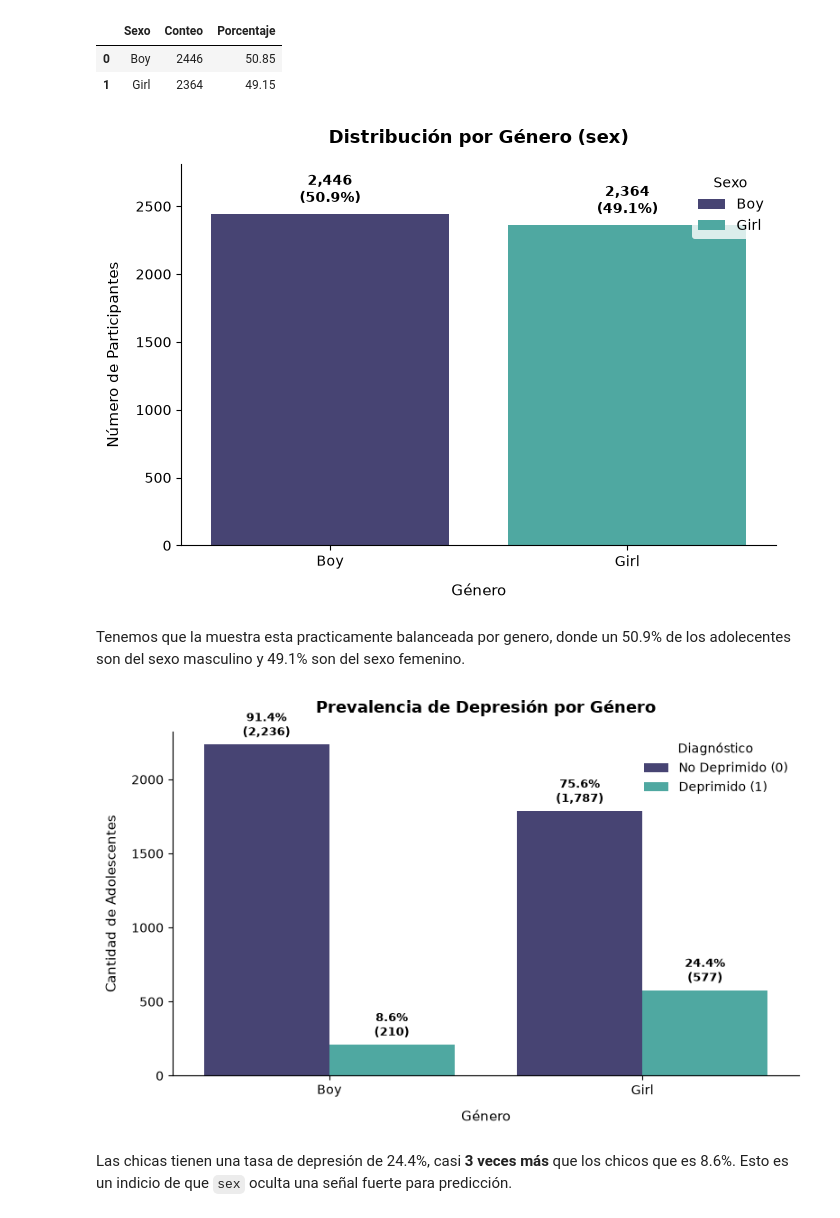
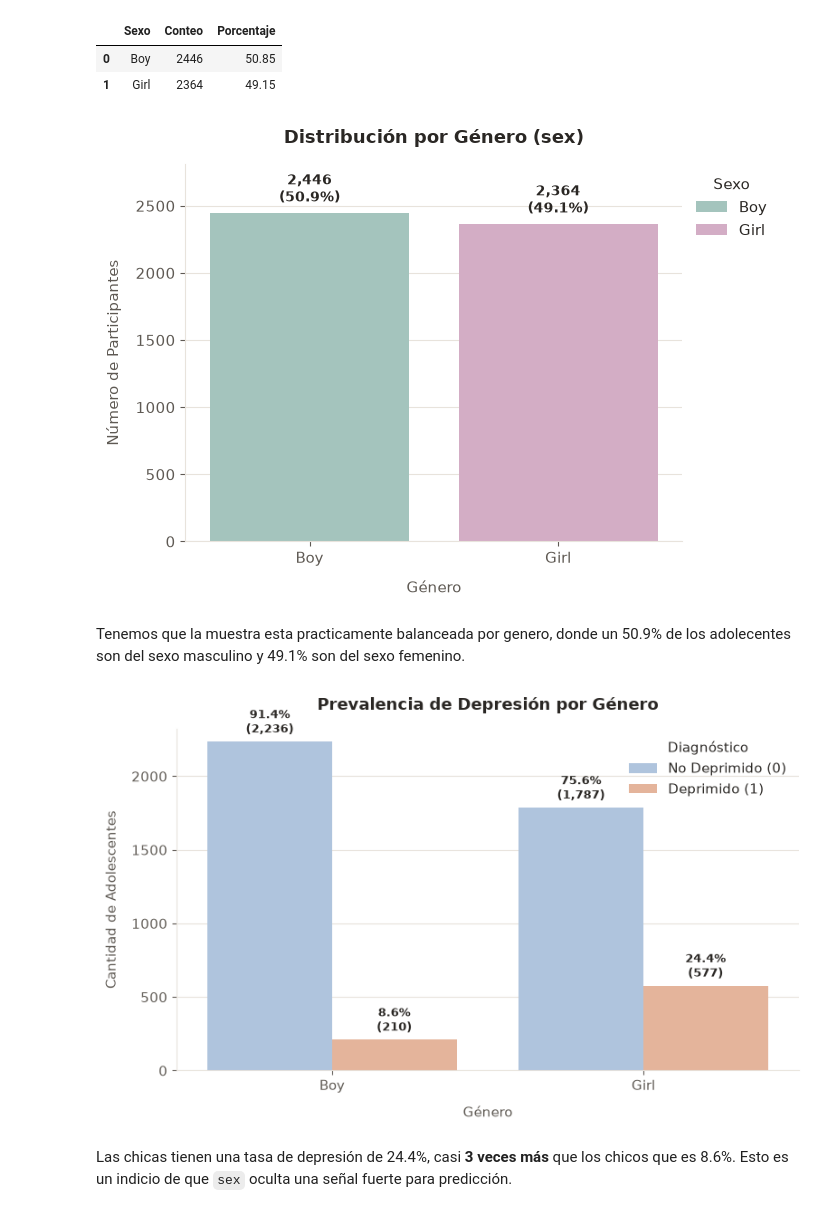
Before and after one commit to luencaro/screen-time-mental-health-py, a Jupyter notebook: notebooks/EDA.ipynb, the cells around one changed output. Drawn from its saved outputs; the diff is of its cells as text; code cells hidden in the pictures.

```diff
--- a/notebooks/EDA.ipynb
+++ b/notebooks/EDA.ipynb
@@ -230,11 +234,6 @@ tabla_sex.reset_index()
 | 0 | Boy | 2446 | 50.85 |
 | 1 | Girl | 2364 | 49.15 |
 # %%
-mako_colors = [
-    sns.color_palette("mako", 6)[1],
-    sns.color_palette("mako", 6)[4],
-]
-
 # Crear figura independiente
 fig, ax = plt.subplots(figsize=(7, 5))
 
@@ -243,7 +242,7 @@ ax = sns.countplot(
     data=df,
     x="sex",
     hue="sex",
-    palette=mako_colors,
+    palette=PALETA_SEXO,
     legend=True,
     ax=ax,
     order=df["sex"].value_counts().index,
@@ -259,45 +258,39 @@ for p in ax.patches:
     ax.annotate(
         f"{count:,}\n({percentage:.1f}%)",
         (p.get_x() + p.get_width() / 2.0, count),
         ha="center",
         va="bottom",
         xytext=(0, 5),
         textcoords="offset points",
         fontweight="bold",
         fontsize=10,
     )
 
 # Estilizado de títulos y ejes
 ax.set_title(
     "Distribución por Género (sex)", fontsize=13, pad=15, fontweight="bold"
 )
 ax.set_xlabel("Género", fontsize=11, labelpad=10)
 ax.set_ylabel("Número de Participantes", fontsize=11, labelpad=10)
 ax.legend(
     title="Sexo",
-    frameon=True,
-    facecolor="white",
-    edgecolor="none",
+    loc="upper left",
+    bbox_to_anchor=(1.0, 1.0),
 )
 
 # Ajuste de límite superior en Y
 ax.set_ylim(0, max(df["sex"].value_counts()) * 1.15)
 
 # Limpieza visual académica
 sns.despine(top=True, right=True)
 
 plt.tight_layout()
 plt.show()
 # %% [output]
-[figure, old version]
+[figure, new version]
 # %% [markdown]
 Tenemos que la muestra esta practicamente balanceada por genero, donde un 50.9% de los adolecentes son del sexo masculino y 49.1% son del sexo femenino.
 # %%
-mako_colors = [
-    sns.color_palette("mako", 6)[1],
-    sns.color_palette("mako", 6)[4],
-]
-
 fig, ax = plt.subplots(figsize=(8, 5))
 
 # Gráfico de recuento agrupado por sexo
@@ -305,7 +298,7 @@ ax = sns.countplot(
     data=df,
     x="sex",
     hue="depressed",
-    palette=mako_colors,
+    palette=PALETA_ESTADO,
     ax=ax,
     order=df["sex"].value_counts().index,
 )
@@ -346,9 +339,6 @@ ax.legend(
     handles=handles,
     labels=["No Deprimido (0)", "Deprimido (1)"],
     title="Diagnóstico",
-    frameon=True,
-    facecolor="white",
-    edgecolor="none",
 )
 
 # Ajuste de espacio vertical
@@ -358,7 +348,7 @@ sns.despine(top=True, right=True)
 plt.tight_layout()
 plt.show()
 # %% [output]
-[figure, old version]
+[figure, new version]
 # %% [markdown]
 Las chicas tienen una tasa de depresión de 24.4%, casi **3 veces más** que los chicos que es 8.6%. Esto es un indicio de que `sex` oculta una señal fuerte para predicción.
 # %% [markdown]
```
Also changed, not shown: parts of 14 cells of this notebook, 1 other file.
